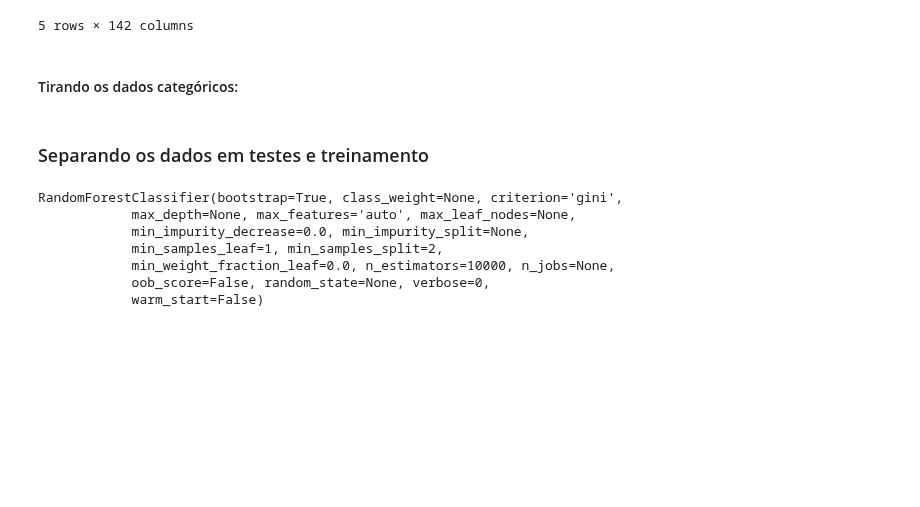
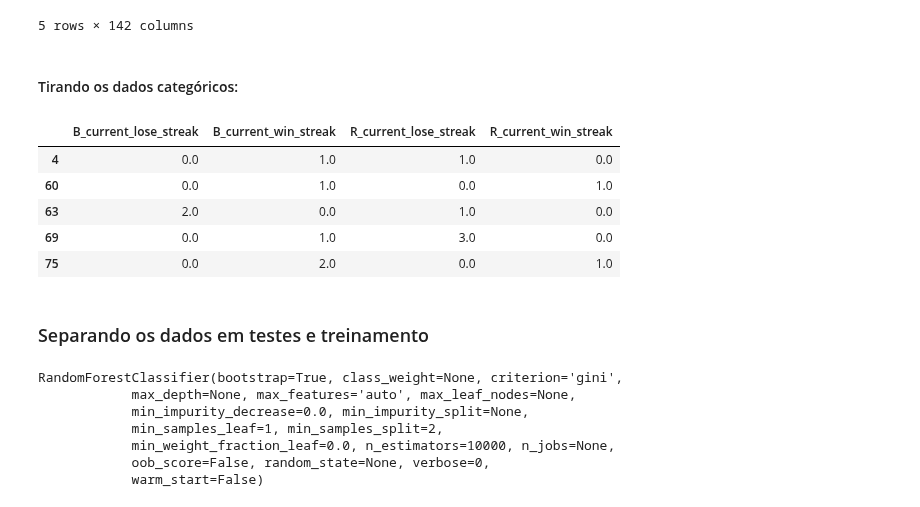
Before and after one commit to VergaraC/Dados_P3, a Jupyter notebook: Projeto3.ipynb, the cells around one changed output. Drawn from its saved outputs; the diff is of its cells as text; code cells hidden in the pictures; blank space fills up the shorter version.

```diff
--- a/Projeto3.ipynb
+++ b/Projeto3.ipynb
@@ -130,6 +130,16 @@ categoricas = [
 
 data_heavy_cat = data_heavy_util[categoricas].astype('category')
 data_heavy_num = data_heavy_util.drop(categoricas, axis=1).astype('float')
+# %%
+teste_x=data_heavy_num.loc[:,['B_current_lose_streak','B_current_win_streak','R_current_lose_streak','R_current_win_streak']]
+teste_x.head()
+# %% [output]
+|  | B_current_lose_streak | B_current_win_streak | R_current_lose_streak | R_current_win_streak |
+| 4 | 0.0 | 1.0 | 1.0 | 0.0 |
+| 60 | 0.0 | 1.0 | 0.0 | 1.0 |
+| 63 | 2.0 | 0.0 | 1.0 | 0.0 |
+| 69 | 0.0 | 1.0 | 3.0 | 0.0 |
+| 75 | 0.0 | 2.0 | 0.0 | 1.0 |
 # %%
 X = data_heavy_num.drop('Winner', axis=1)
 y = data_heavy_num['Winner']
```
